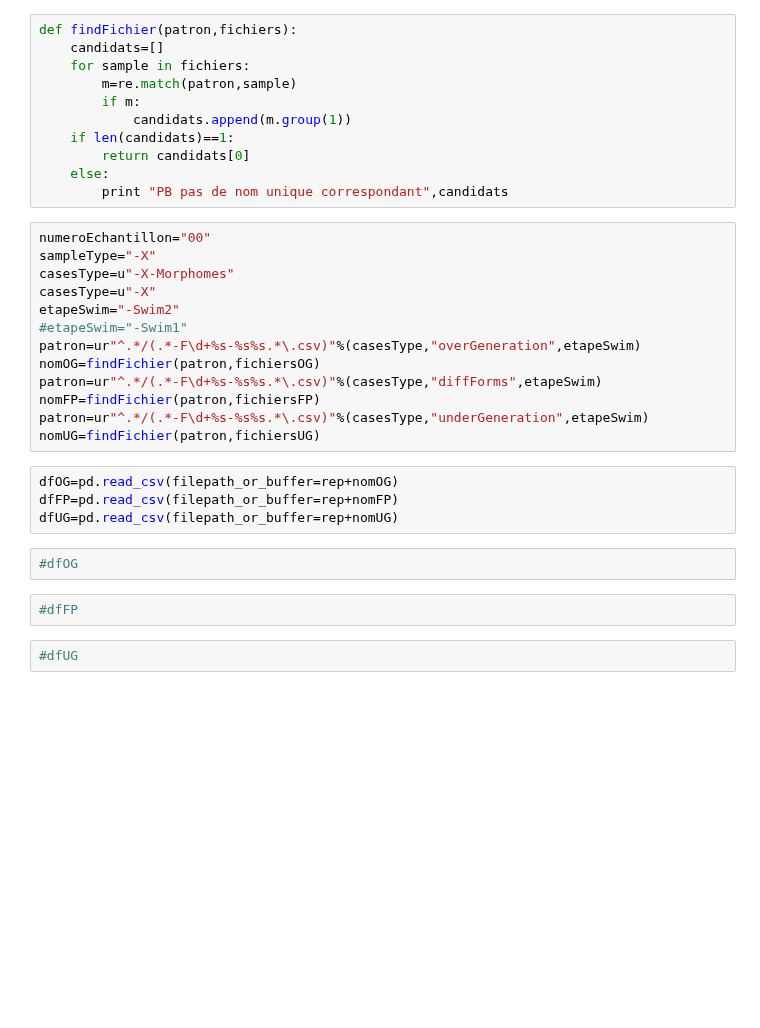
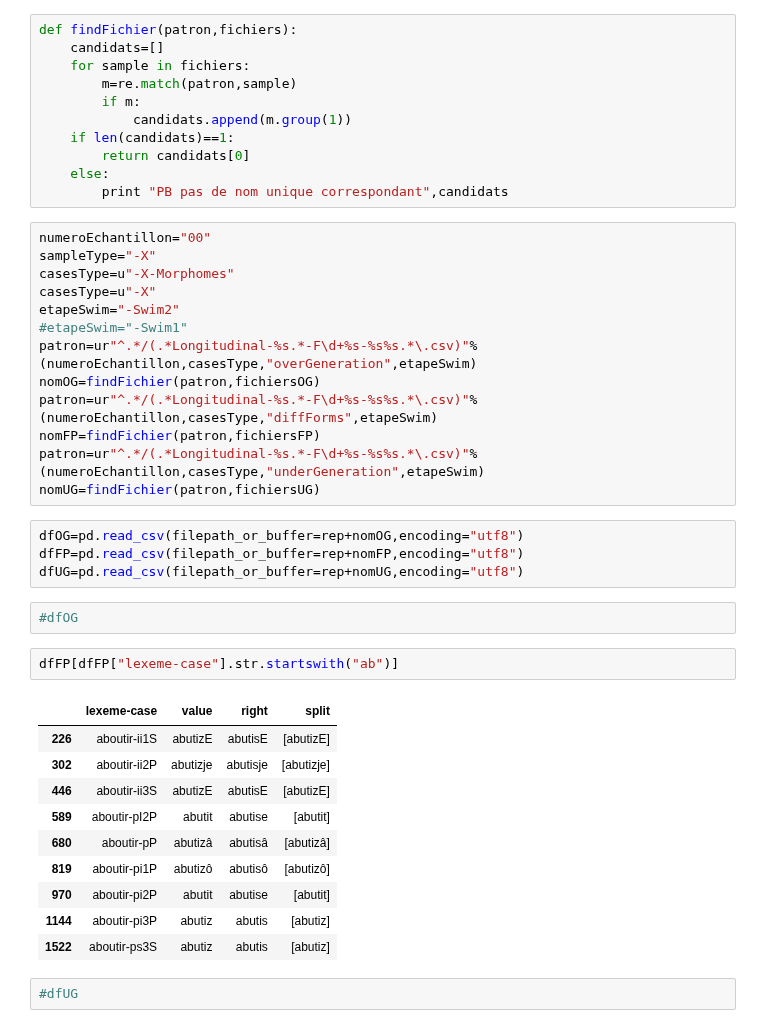
Before and after one commit to gboye/SWIM, a Jupyter notebook: SWIM-Errors/MGC-ErrorsAnalyze.ipynb, the cells around one changed output. Saved outputs shown, nothing was run; the diff lists cells and outputs as text; blank space fills up the shorter version.

```diff
--- a/SWIM-Errors/MGC-ErrorsAnalyze.ipynb
+++ b/SWIM-Errors/MGC-ErrorsAnalyze.ipynb
@@ -47,20 +65,31 @@ casesType=u"-X-Morphomes"
 casesType=u"-X"
 etapeSwim="-Swim2"
 #etapeSwim="-Swim1"
-patron=ur"^.*/(.*-F\d+%s-%s%s.*\.csv)"%(casesType,"overGeneration",etapeSwim)
+patron=ur"^.*/(.*Longitudinal-%s.*-F\d+%s-%s%s.*\.csv)"%(numeroEchantillon,casesType,"overGeneration",etapeSwim)
 nomOG=findFichier(patron,fichiersOG)
-patron=ur"^.*/(.*-F\d+%s-%s%s.*\.csv)"%(casesType,"diffForms",etapeSwim)
+patron=ur"^.*/(.*Longitudinal-%s.*-F\d+%s-%s%s.*\.csv)"%(numeroEchantillon,casesType,"diffForms",etapeSwim)
 nomFP=findFichier(patron,fichiersFP)
-patron=ur"^.*/(.*-F\d+%s-%s%s.*\.csv)"%(casesType,"underGeneration",etapeSwim)
+patron=ur"^.*/(.*Longitudinal-%s.*-F\d+%s-%s%s.*\.csv)"%(numeroEchantillon,casesType,"underGeneration",etapeSwim)
 nomUG=findFichier(patron,fichiersUG)
 # %%
-dfOG=pd.read_csv(filepath_or_buffer=rep+nomOG)
-dfFP=pd.read_csv(filepath_or_buffer=rep+nomFP)
-dfUG=pd.read_csv(filepath_or_buffer=rep+nomUG)
+dfOG=pd.read_csv(filepath_or_buffer=rep+nomOG,encoding="utf8")
+dfFP=pd.read_csv(filepath_or_buffer=rep+nomFP,encoding="utf8")
+dfUG=pd.read_csv(filepath_or_buffer=rep+nomUG,encoding="utf8")
 # %%
 #dfOG
-# %%
-#dfFP
+# %%
+dfFP[dfFP["lexeme-case"].str.startswith("ab")]
+# %% [output]
+|  | lexeme-case | value | right | split |
+| 226 | aboutir-ii1S | abutizE | abutisE | [abutizE] |
+| 302 | aboutir-ii2P | abutizje | abutisje | [abutizje] |
+| 446 | aboutir-ii3S | abutizE | abutisE | [abutizE] |
+| 589 | aboutir-pI2P | abutit | abutise | [abutit] |
+| 680 | aboutir-pP | abutizâ | abutisâ | [abutizâ] |
+| 819 | aboutir-pi1P | abutizô | abutisô | [abutizô] |
+| 970 | aboutir-pi2P | abutit | abutise | [abutit] |
+| 1144 | aboutir-pi3P | abutiz | abutis | [abutiz] |
+| 1522 | aboutir-ps3S | abutiz | abutis | [abutiz] |
 # %%
 #dfUG
 # %%
```
Also changed, not shown: parts of 25 cells of this notebook, 18 other files.
